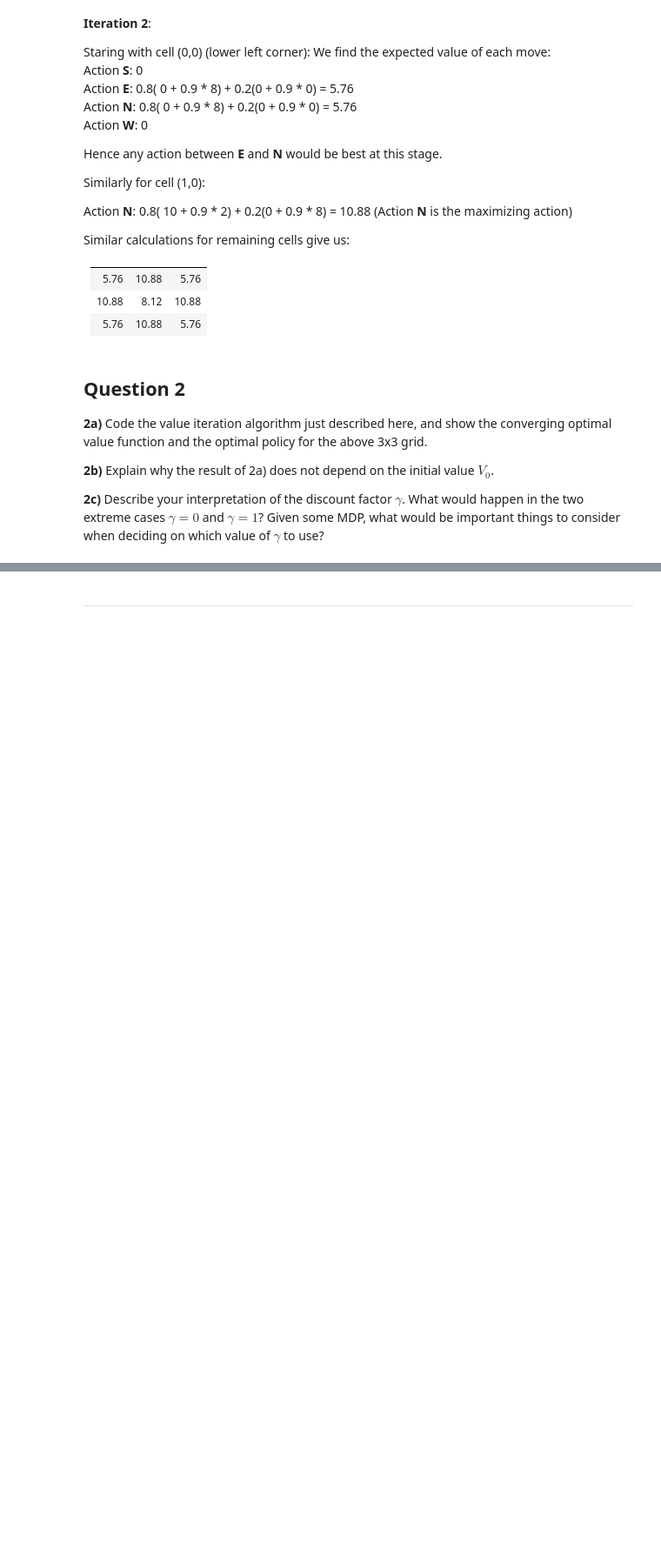
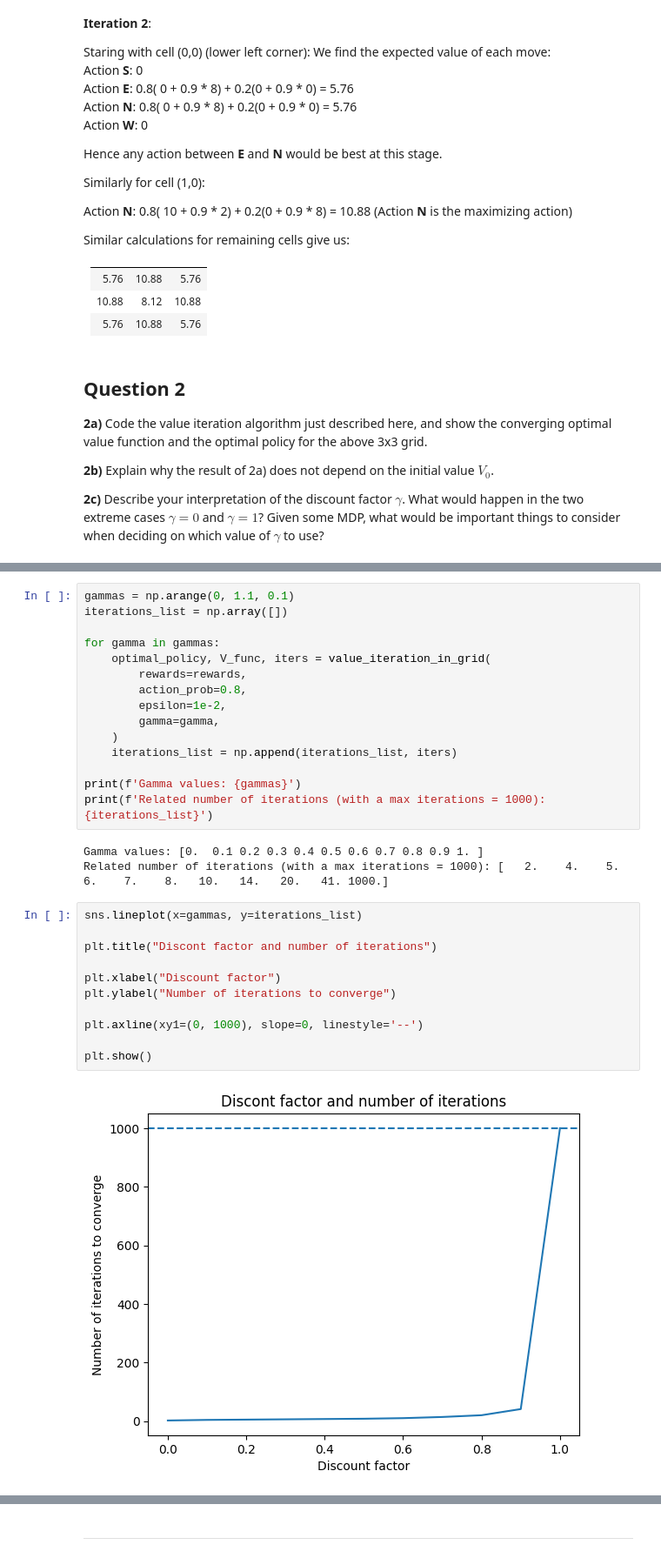
Before and after one commit to lucamodica/introduction-to-data-science-and-ai--chalmers, a Jupyter notebook: assignments/5-reinforcement-learning-and-classification/assignment-5-1.ipynb, the cells around one changed output, grey strips where cells are left out. Shown: that part at 87% size. Drawn from its saved outputs; the diff is of its cells as text; blank space fills up the shorter version.

```diff
--- a/assignments/5-reinforcement-learning-and-classification/assignment-5-1.ipynb
+++ b/assignments/5-reinforcement-learning-and-classification/assignment-5-1.ipynb
@@ -381,0 +515,31 @@ Similar calculations for remaining cells give us:
+# %%
+gammas = np.arange(0, 1.1, 0.1)
+iterations_list = np.array([])
+
+for gamma in gammas:
+    optimal_policy, V_func, iters = value_iteration_in_grid(
+        rewards=rewards,
+        action_prob=0.8,
+        epsilon=1e-2,
+        gamma=gamma,
+    )
+    iterations_list = np.append(iterations_list, iters)
+
+print(f'Gamma values: {gammas}')
+print(f'Related number of iterations (with a max iterations = 1000): {iterations_list}')
+# %% [output]
+Gamma values: [0.  0.1 0.2 0.3 0.4 0.5 0.6 0.7 0.8 0.9 1. ]
+Related number of iterations (with a max iterations = 1000): [   2.    4.    5.    6.    7.    8.   10.   14.   20.   41. 1000.]
+# %%
+sns.lineplot(x=gammas, y=iterations_list)
+
+plt.title("Discont factor and number of iterations")
+
+plt.xlabel("Discount factor")
+plt.ylabel("Number of iterations to converge")
+
+plt.axline(xy1=(0, 1000), slope=0, linestyle='--')
+
+plt.show()
+# %% [output]
+[figure, added]
```
Also changed, not shown: parts of 28 cells of this notebook, 2 other files.
